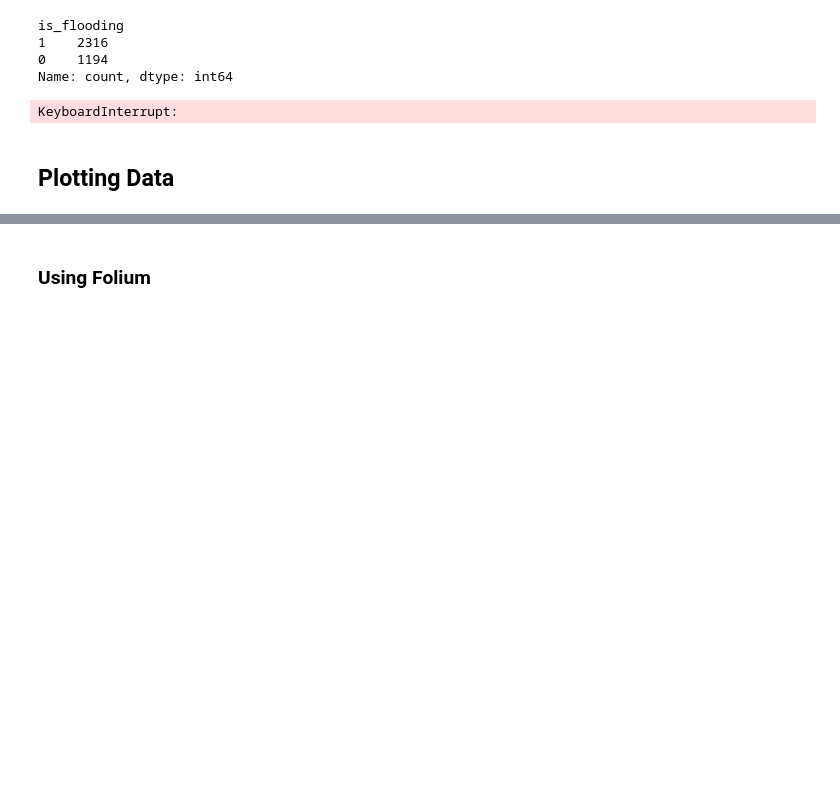
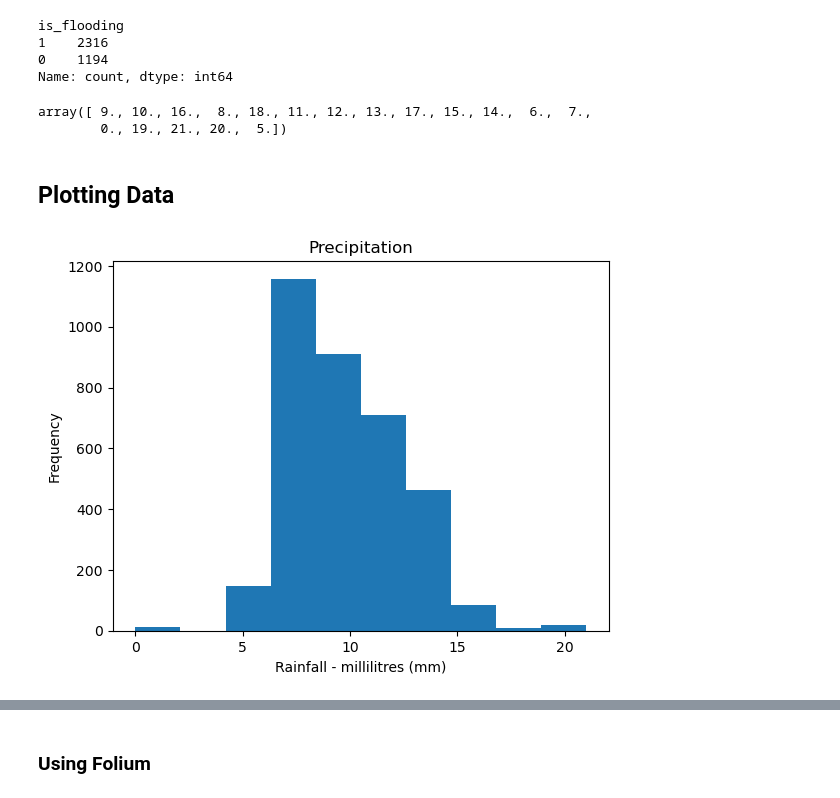
Before and after one commit to Nick-Miras/JeepneyRerouting, a Jupyter notebook: flood_data_kaggle.ipynb, the cells around one changed output, grey strips where cells are left out. Cells and saved outputs as stored; diff of their text form; code cells hidden in the pictures; blank space fills up the shorter version.

Commit message:
modify .gitignore, added more graphs to flood_data_kaggle.ipynb

```diff
--- a/flood_data_kaggle.ipynb
+++ b/flood_data_kaggle.ipynb
@@ -45,37 +45,18 @@ is_flooding
 1    2316
 0    1194
 Name: count, dtype: int64
-# %%
-from geopy.geocoders import Nominatim
-from geopy.exc import GeocoderTimedOut
-# Initialize geolocator
-geolocator = Nominatim(user_agent="geoapiExercises")
-
-# Function to reverse geocode latitude and longitude
-def reverse_geocode(lat, lon):
-    try:
-        location = geolocator.reverse((lat, lon), timeout=10)
-        if location and 'city' in location.raw['address']:
-            return location.raw['address'].get('city')
-        elif location and 'town' in location.raw['address']:
-            return location.raw['address'].get('town')
-        elif location and 'village' in location.raw['address']:
-            return location.raw['address'].get('village')
-        else:
-            return None
-    except GeocoderTimedOut:
-        return None
-
-# Apply reverse geocoding to each row in the DataFrame
-flood_data['city'] = flood_data.apply(lambda row: reverse_geocode(row['lat'], row['lon']), axis=1)
-
-# Group the data by city
-grouped = flood_data.groupby('city').sum()  # Example of grouping by sum (you can use count, mean, etc.)
-
-print(grouped)
-# %% [output]
-KeyboardInterrupt:
 # %%
-flood_data.head()
+flood_data['precipitat'].unique()
+# %% [output]
+array([ 9., 10., 16.,  8., 18., 11., 12., 13., 17., 15., 14.,  6.,  7.,
+        0., 19., 21., 20.,  5.])
 # %% [markdown]
 ## Plotting Data
+# %%
+# plotting the distribution of precipitation column
+ax = flood_data['precipitat'].hist(grid=False, bins=10)
+ax.set_xlabel('Rainfall - millilitres (mm)')
+ax.set_ylabel('Frequency')
+ax.set_title('Precipitation');
+# %% [output]
+[figure, added]
```
Also changed, not shown: parts of 3 cells of this notebook, 1 other file.
